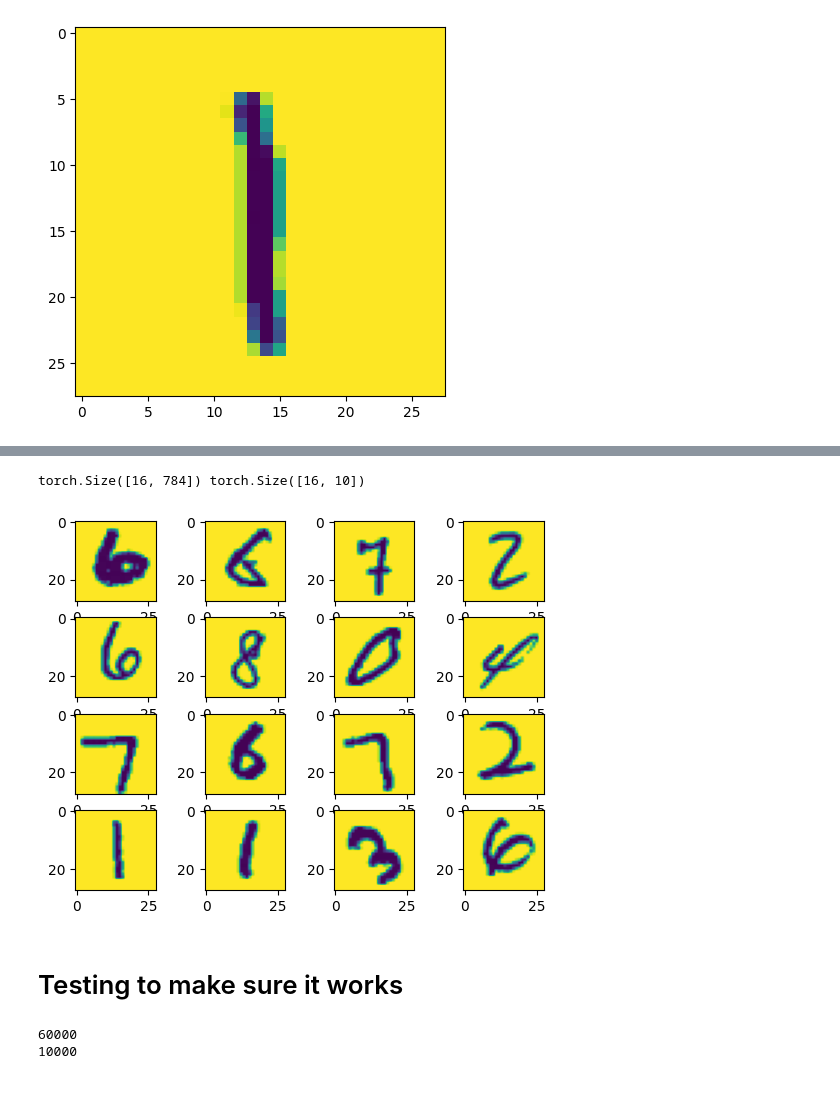
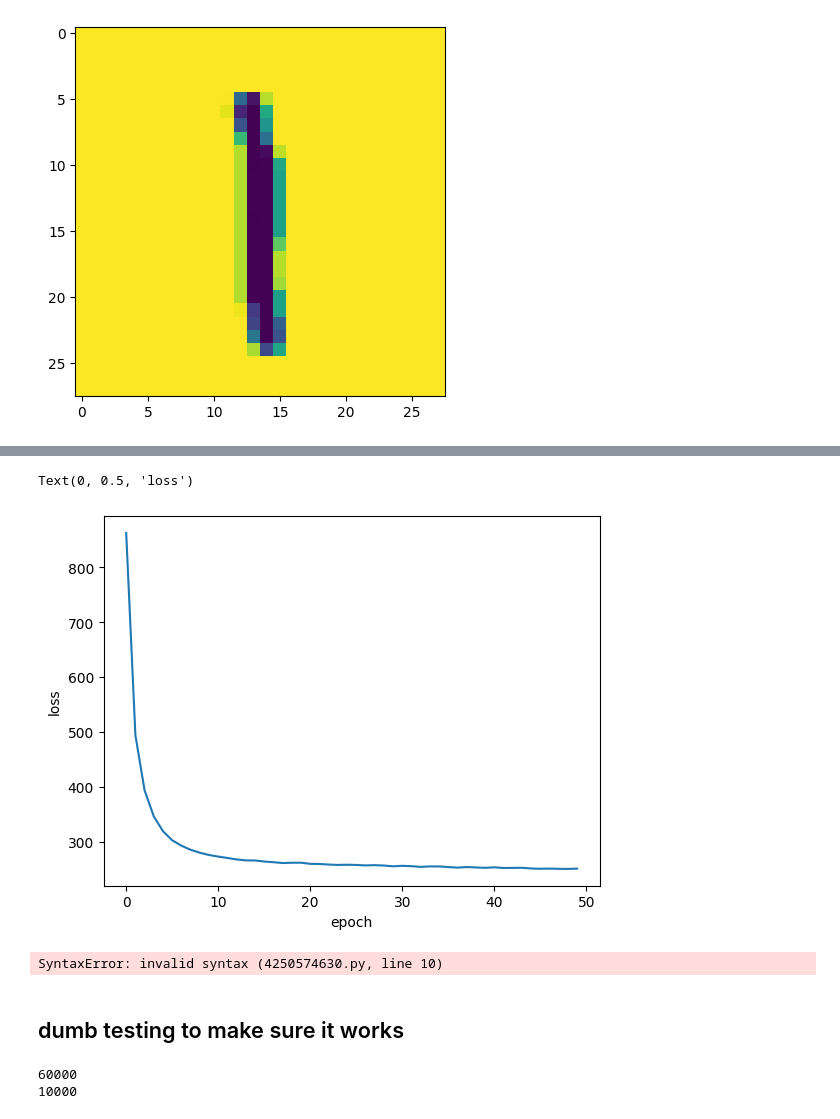
Before and after one commit to hwilt/CS477, a Jupyter notebook: Class_Exercises/Week08/DigitSoftMax/Digits.ipynb, the cells around one changed output, grey strips where cells are left out. Cells and saved outputs as stored; diff of their text form; code cells hidden in the pictures; blank space fills up the shorter version.

```diff
--- a/Class_Exercises/Week08/DigitSoftMax/Digits.ipynb
+++ b/Class_Exercises/Week08/DigitSoftMax/Digits.ipynb
@@ -85,0 +104,5 @@ testing = DigitsData("DigitsTest")
+# %%
+i = 0
+for X, Y in loader:
+    i += 1
+print(i)
@@ -85,0 +111,6 @@ testing = DigitsData("DigitsTest")
+# %%
+linear = nn.Linear(28*28, 10)
+#print(linear)
+
+for p in linear.parameters():
+    print(p.shape, p)
@@ -86,3 +147,25 @@ testing = DigitsData("DigitsTest")
 # %%
-loader = DataLoader(training, batch_size=16, shuffle=True)
-X, Y = next(iter(loader))
+## minibatch gradient descent
+device = "cuda"
+
+optimizer = torch.optim.Adam(linear.parameters(), lr=1e-6) ## lr (learning rate) = 0.001
+loss_fn = nn.BCEWithLogitsLoss()
+
+n_epochs = 50
+losses = np.zeros(n_epochs)
+for epoch in range(n_epochs):
+    # a loop throuht the entire dataset
+    loader = DataLoader(training, batch_size=16, shuffle=True)
+    # loop through each batch in the training data
+    total_loss = 0
+    for X, Y in loader:
+        # evalute the model on X
+        Y_est = linear(X)
+        loss = loss_fn(Y_est, Y)
+        loss.backward() # compute the gradients (derivatives)
+        optimizer.step() # does the gradient descent
+        optimizer.zero_grad() # clear the gradient for the next batch
+        total_loss += loss.item() # add on the value
+    losses[epoch] = total_loss
+    ipd.clear_output()
+    print("epoch {}, loss {}".format(epoch, losses[epoch]))
@@ -89,15 +174,25 @@ X, Y = next(iter(loader))
+# %%
+plt.plot(losses)
+plt.xlabel("epoch")
+plt.ylabel("loss")
+# %% [output]
+Text(0, 0.5, 'loss')
+[figure, added]
 # %%
-print(X.shape, Y.shape)
+loader = DataLoader(testing, batch_size=16, shuffle=True)
+# loop through each batch in the training data
+test_loss = 0
+total_correct = 0
+for X, Y in loader:
+    # evalute the model on X
+    Y_est = linear(X)
+    test_loss += loss_fn(Y_est, Y)
+    Y_est = torch.softmax(Y_est, dim=1)
+    total_correct += torch.sum(torch.round(Y_est) == )
 # %% [output]
-torch.Size([16, 784]) torch.Size([16, 10])
+SyntaxError: invalid syntax (4250574630.py, line 10)
-# %%
-for k in range(X.shape[0]):
-    plt.subplot(4,4, k+1)
-    plt.imshow(torch.reshape(X[k, :], (28,28)))
-# %% [output]
-[figure, removed]
 # %% [markdown]
-# Testing to make sure it works
+## dumb testing to make sure it works
 # %%
 print(len(training))
 print(len(testing))
```
Also changed, not shown: parts of 8 cells of this notebook.
